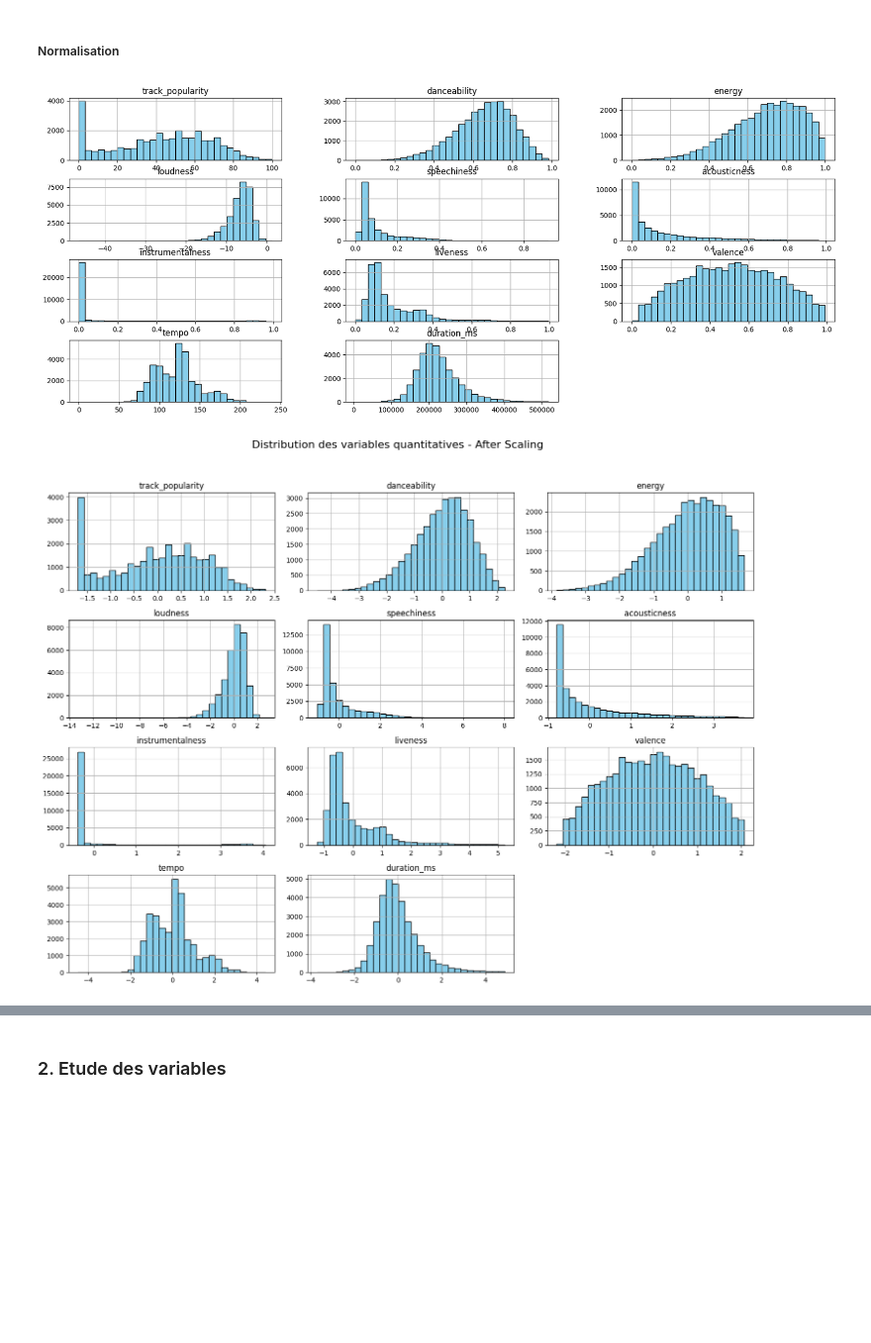
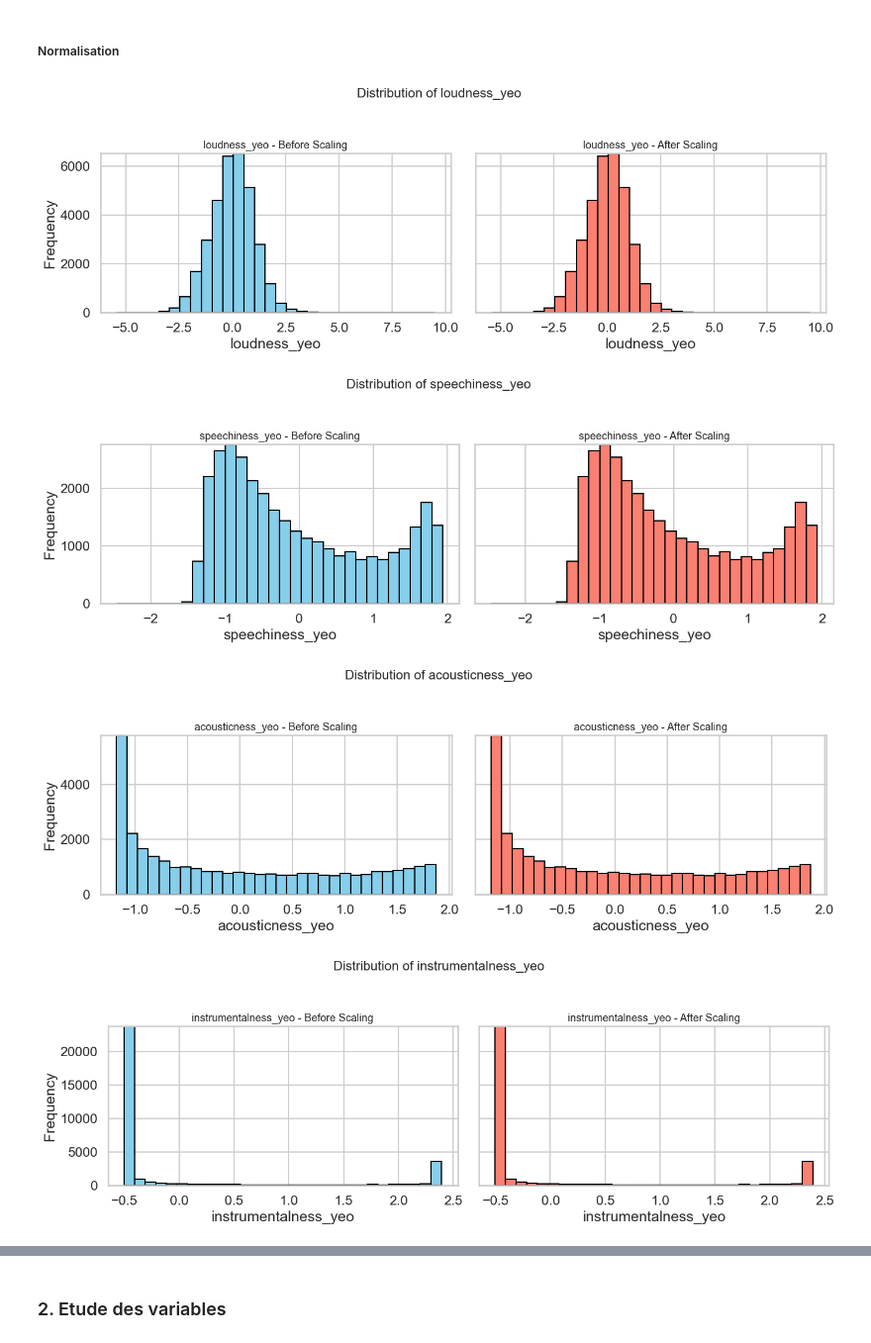
Before and after one commit to InesBafaluy/musique, a Jupyter notebook: rapport_spotify.ipynb, the cells around one changed output, grey strips where cells are left out. Shown at 99% size. Saved outputs shown, nothing was run; the diff lists cells and outputs as text; code cells hidden in the pictures; blank space fills up the shorter version.

```diff
--- a/rapport_spotify.ipynb
+++ b/rapport_spotify.ipynb
@@ -138,7 +212,7 @@ data_complete = data_initial.copy()
 # Remove dumb columns and uncomplete lines
 print('=== Non-meaningful columns ===')
 # remove identifiers if they exist
-cols = ["track_album_id", "playlist_id"]
+cols = ["track_album_id", "playlist_id", "track_id"]
 print('Columns to drop:', cols)
 data_complete.drop(columns=cols, errors='ignore', inplace=True)
 
@@ -229,0 +382,14 @@ KeyError: "['speechiness', 'acousticness', 'instrumentalness', 'liveness'] not i
+# %%
+data_gauss = data_gauss_yeo.copy()
+
+# Create rename dictionary only for transformed variables
+rename_dict = {col: col + "_yeo" for col in var_to_gauss}
+
+# Rename columns
+data_gauss = data_gauss.rename(columns=rename_dict)
+
+quant_cols_gauss = [col + "_yeo" for col in var_to_gauss if col in var_to_gauss]
+quant_cols_gauss += [col for col in quant_cols if col not in var_to_gauss]
+
+print(f"Quantitative columns after transformation: {quant_cols_gauss}")
+print(f"Variables: {data_gauss.columns.tolist()}")
@@ -230,24 +569,47 @@ KeyError: "['speechiness', 'acousticness', 'instrumentalness', 'liveness'] not i
 # %% [markdown]
 ##### Normalisation
 # %%
-data_centered = data_complete.copy()
-data_centered[quant_cols] = StandardScaler().fit_transform(data_centered[quant_cols])
+data_centered = data_without_outliers.copy()
+data_centered[quant_cols_gauss] = StandardScaler().fit_transform(data_centered[quant_cols_gauss])
 # %%
-fig, axes = plt.subplots(1, 2, figsize=(20, 8))
+for col in quant_cols_gauss:
 
-# before scaling
-data_complete[quant_cols].hist(bins=30,
-                      ax=axes[0],
-                      color='skyblue',
-                      edgecolor='black')
-axes[0].set_title("Distribution des variables quantitatives\nBefore Scaling",
-                  fontsize=14)
+    # Compute common y-axis limit
+    counts_gauss, _ = np.histogram(data_gauss[col].dropna(), bins=30)
+    counts_centered, _ = np.histogram(data_centered[col].dropna(), bins=30)
 
-# After scaling
-data_centered[quant_cols].hist(bins=30, figsize=(15, 12), color='skyblue', edgecolor='black')
-plt.suptitle("Distribution des variables quantitatives - After Scaling", fontsize=16)
-plt.tight_layout(rect=[0, 0.03, 1, 0.95])
-plt.show()
+    max_count = max(counts_gauss.max(), counts_centered.max()) + 5  # small margin
+
+    fig, axes = plt.subplots(1, 2, figsize=(14, 5), sharey=True)
+
+    # Before scaling
+    axes[0].hist(
+        data_gauss[col].dropna(),
+        bins=30,
+        color='skyblue',
+        edgecolor='black'
+    )
+    axes[0].set_title(f"{col} - Before Scaling", fontsize=13)
+    axes[0].set_xlabel(col)
+    axes[0].set_ylabel("Frequency")
+    axes[0].set_ylim(0, max_count)
+
+    # After scaling
+    axes[1].hist(
+        data_centered[col].dropna(),
+        bins=30,
+        color='salmon',
+        edgecolor='black'
+    )
+    axes[1].set_title(f"{col} - After Scaling", fontsize=13)
+    axes[1].set_xlabel(col)
+    axes[1].set_ylim(0, max_count)
+
+    plt.suptitle(f"Distribution of {col}", fontsize=16)
+    plt.tight_layout(rect=[0, 0.03, 1, 0.95])
+    plt.show()
 # %% [output]
-[figure, old version]
+[figure, new version]
-[figure, old version]
+[figure, new version]
+[figure, added]
+[figure, added]
```
Also changed, not shown: parts of 24 cells of this notebook.
